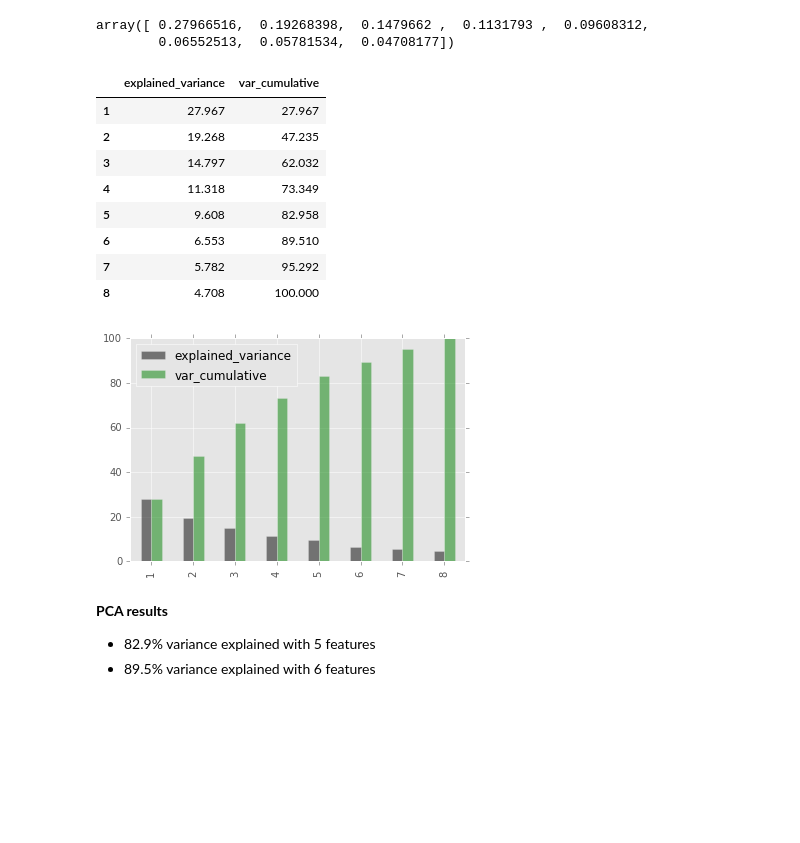
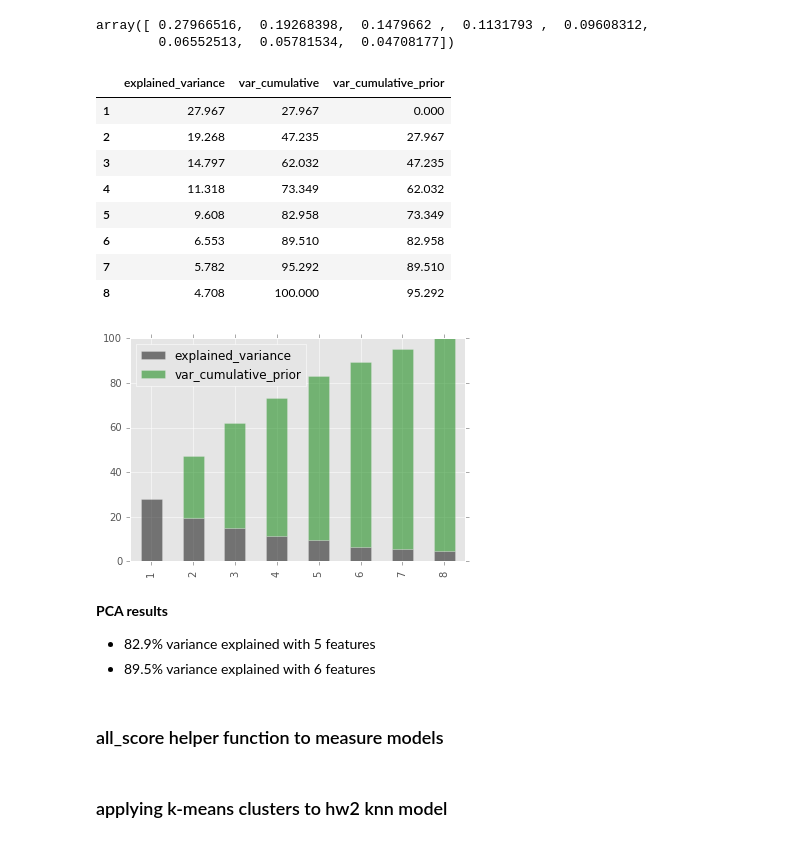
Before and after one commit to zenyui/ga-portfolio, a Jupyter notebook: hw3/ga-zenyui-hw3.ipynb, the cells around one changed output. Drawn from its saved outputs; the diff is of its cells as text; code cells hidden in the pictures; blank space fills up the shorter version.

```diff
--- a/hw3/ga-zenyui-hw3.ipynb
+++ b/hw3/ga-zenyui-hw3.ipynb
@@ -113,15 +119,15 @@ from sklearn.cluster import KMeans
 from sklearn.metrics import silhouette_score
 # %%
 # finding the elbow plotting inertia
-x = []
-y = []
+k = []
+i = []
 for n in range(1,30):
     km2 = KMeans(n_clusters=n)
     km2.fit(X_train)
-    x.append(n)
-    y.append(km2.inertia_)
+    k.append(n)
+    i.append(km2.inertia_)
 
-plt.plot(x, y);
+plt.plot(k, i);
 # %% [output]
 [figure]
 # %%
@@ -131,15 +137,15 @@ plt.plot(x[:8], y[:8]);
 [figure]
 # %%
 # plotting silhouette score
-x = []
-y = []
+k = []
+s = []
 for n in range(2,8):
     km2 = KMeans(n_clusters=n)
     km2.fit(X_train)
     centers = km2.fit_predict(X_scale)
 
-    x.append(n)
-    y.append(silhouette_score(X_scale, centers))
+    k.append(n)
+    s.append(silhouette_score(X_scale, centers))
 
-plt.plot(x,y);
+plt.plot(k,s);
 # %% [output]
@@ -208,24 +217,27 @@ array([ 0.27966516,  0.19268398,  0.1479662 ,  0.1131793 ,  0.09608312,
 # %%
 # graph explained_variance_ratio values and cumulative sum
 evr = pca.explained_variance_ratio_ * 100
-dfev = pd.DataFrame(zip(evr,np.cumsum(evr)), columns=['explained_variance','var_cumulative'])
+dfev = pd.DataFrame(list(zip(evr,np.cumsum(evr))), columns=['explained_variance','var_cumulative'])
 dfev.index=[i+1 for i in range(8)]
+dfev['var_cumulative_prior'] = dfev['var_cumulative'] - dfev['explained_variance']
 dfev
 # %% [output]
-|  | explained_variance | var_cumulative |
-| 1 | 27.967 | 27.967 |
-| 2 | 19.268 | 47.235 |
-| 3 | 14.797 | 62.032 |
-| 4 | 11.318 | 73.349 |
-| 5 | 9.608 | 82.958 |
-| 6 | 6.553 | 89.510 |
-| 7 | 5.782 | 95.292 |
-| 8 | 4.708 | 100.000 |
+|  | explained_variance | var_cumulative | var_cumulative_prior |
+| 1 | 27.967 | 27.967 | 0.000 |
+| 2 | 19.268 | 47.235 | 27.967 |
+| 3 | 14.797 | 62.032 | 47.235 |
+| 4 | 11.318 | 73.349 | 62.032 |
+| 5 | 9.608 | 82.958 | 73.349 |
+| 6 | 6.553 | 89.510 | 82.958 |
+| 7 | 5.782 | 95.292 | 89.510 |
+| 8 | 4.708 | 100.000 | 95.292 |
 # %%
-dfev[['explained_variance','var_cumulative']].plot(kind='bar', color=['k','g'], alpha=0.5);
+dfev[['explained_variance','var_cumulative_prior']].plot(kind='bar', stacked=True, color=['k','g'], alpha=0.5);
 # %% [output]
-[figure, old version]
+[figure, new version]
 # %% [markdown]
 <strong>PCA results</strong>
 - 82.9% variance explained with 5 features
 - 89.5% variance explained with 6 features
+# %% [markdown]
+### all_score helper function to measure models
@@ -231,0 +261,2 @@ dfev[['explained_variance','var_cumulative']].plot(kind='bar', color=['k','g'],
+# %% [markdown]
+### applying k-means clusters to hw2 knn model
```
Also changed, not shown: parts of 43 cells of this notebook.
